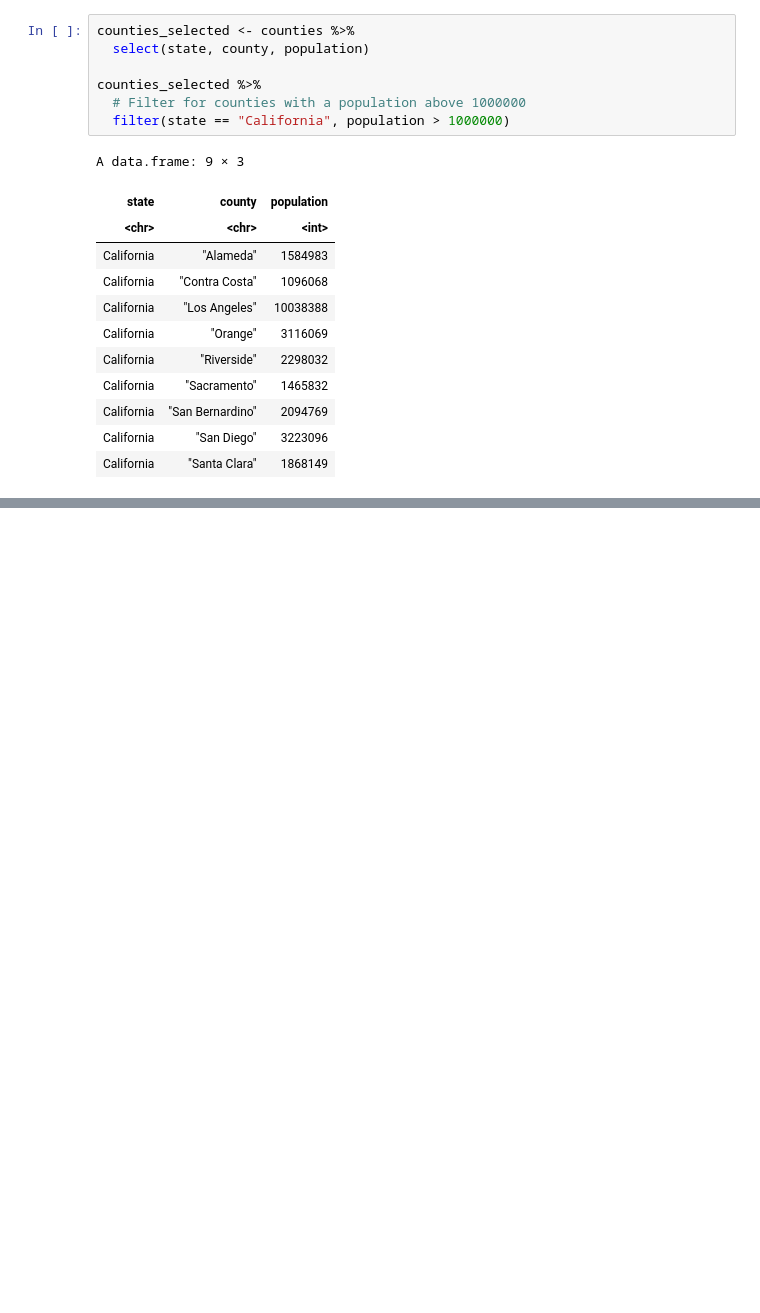
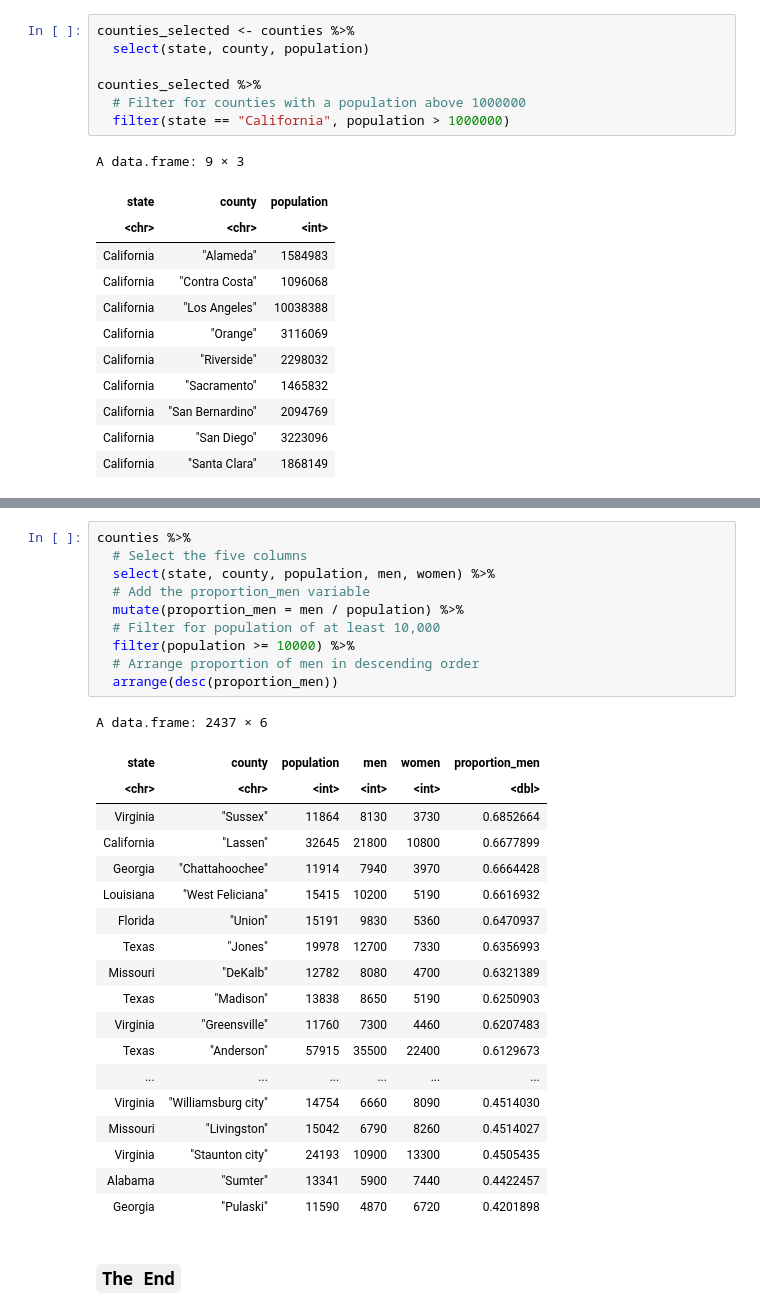
Before and after one commit to AI-MOO/Data_Scientist_with_R, a Jupyter notebook: 04_Data_Manipulation_with_dplyr/01_Transforming_Data_with_dplyr.ipynb, the cells around one changed output, grey strips where cells are left out. Cells and saved outputs as stored; diff of their text form; blank space fills up the shorter version.

```diff
--- a/04_Data_Manipulation_with_dplyr/01_Transforming_Data_with_dplyr.ipynb
+++ b/04_Data_Manipulation_with_dplyr/01_Transforming_Data_with_dplyr.ipynb
@@ -122,0 +255,32 @@ A data.frame: 9 × 3
+# %%
+counties %>%
+  # Select the five columns
+  select(state, county, population, men, women) %>%
+  # Add the proportion_men variable
+  mutate(proportion_men = men / population) %>%
+  # Filter for population of at least 10,000
+  filter(population >= 10000) %>%
+  # Arrange proportion of men in descending order
+  arrange(desc(proportion_men))
+# %% [output]
+A data.frame: 2437 × 6
+| state | county | population | men | women | proportion_men |
+| <chr> | <chr> | <int> | <int> | <int> | <dbl> |
+| Virginia | "Sussex" | 11864 | 8130 | 3730 | 0.6852664 |
+| California | "Lassen" | 32645 | 21800 | 10800 | 0.6677899 |
+| Georgia | "Chattahoochee" | 11914 | 7940 | 3970 | 0.6664428 |
+| Louisiana | "West Feliciana" | 15415 | 10200 | 5190 | 0.6616932 |
+| Florida | "Union" | 15191 | 9830 | 5360 | 0.6470937 |
+| Texas | "Jones" | 19978 | 12700 | 7330 | 0.6356993 |
+| Missouri | "DeKalb" | 12782 | 8080 | 4700 | 0.6321389 |
+| Texas | "Madison" | 13838 | 8650 | 5190 | 0.6250903 |
+| Virginia | "Greensville" | 11760 | 7300 | 4460 | 0.6207483 |
+| Texas | "Anderson" | 57915 | 35500 | 22400 | 0.6129673 |
+| ... | ... | ... | ... | ... | ... |
+| Virginia | "Williamsburg city" | 14754 | 6660 | 8090 | 0.4514030 |
+| Missouri | "Livingston" | 15042 | 6790 | 8260 | 0.4514027 |
+| Virginia | "Staunton city" | 24193 | 10900 | 13300 | 0.4505435 |
+| Alabama | "Sumter" | 13341 | 5900 | 7440 | 0.4422457 |
+| Georgia | "Pulaski" | 11590 | 4870 | 6720 | 0.4201898 |
+# %% [markdown]
+### `The End`
```
Also changed, not shown: parts of 9 cells of this notebook.
